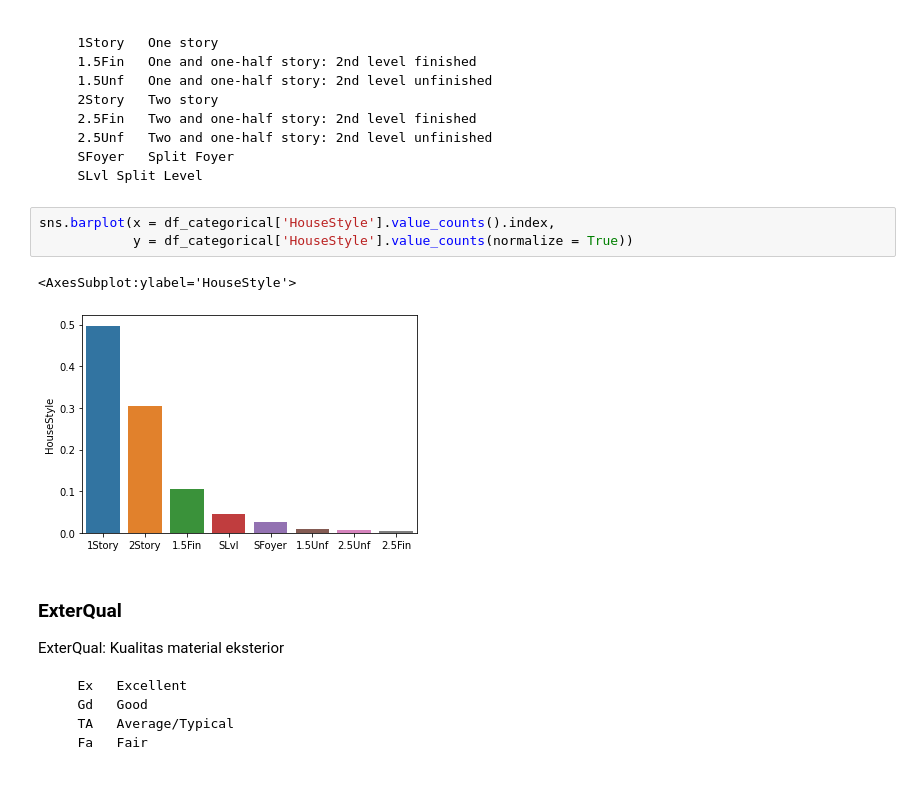
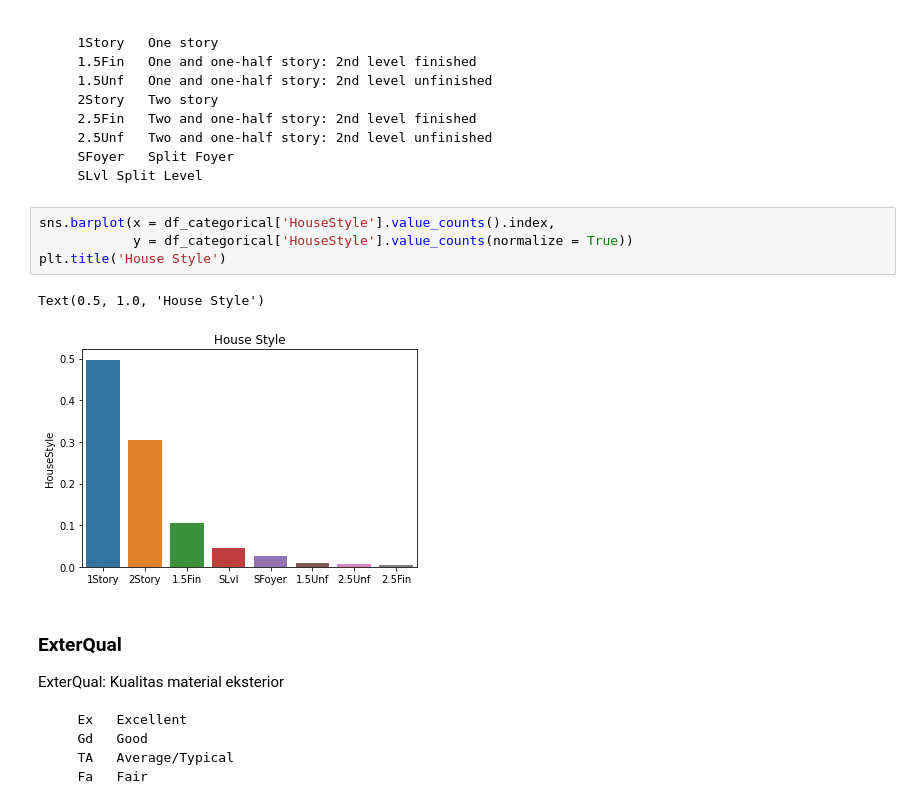
Before and after one commit to RafifGhani/Project-2, a Jupyter notebook: Project_Based_Learning_Case_02.ipynb, the cells around one changed output. Drawn from its saved outputs; the diff is of its cells as text.

```diff
--- a/Project_Based_Learning_Case_02.ipynb
+++ b/Project_Based_Learning_Case_02.ipynb
@@ -173,9 +174,10 @@ HouseStyle: Style properti (misal: 1 lantai, 2 lantai, dst)
 # %%
 sns.barplot(x = df_categorical['HouseStyle'].value_counts().index,
             y = df_categorical['HouseStyle'].value_counts(normalize = True))
+plt.title('House Style')
 # %% [output]
-<AxesSubplot:ylabel='HouseStyle'>
+Text(0.5, 1.0, 'House Style')
-[figure, old version]
+[figure, new version]
 # %% [markdown]
 ### ExterQual
 
```
Also changed, not shown: parts of 18 cells of this notebook.
